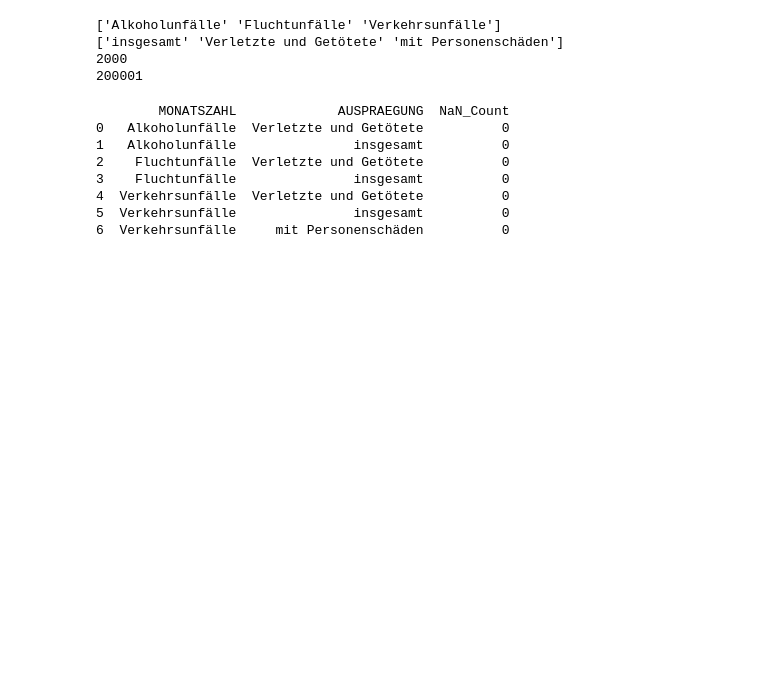
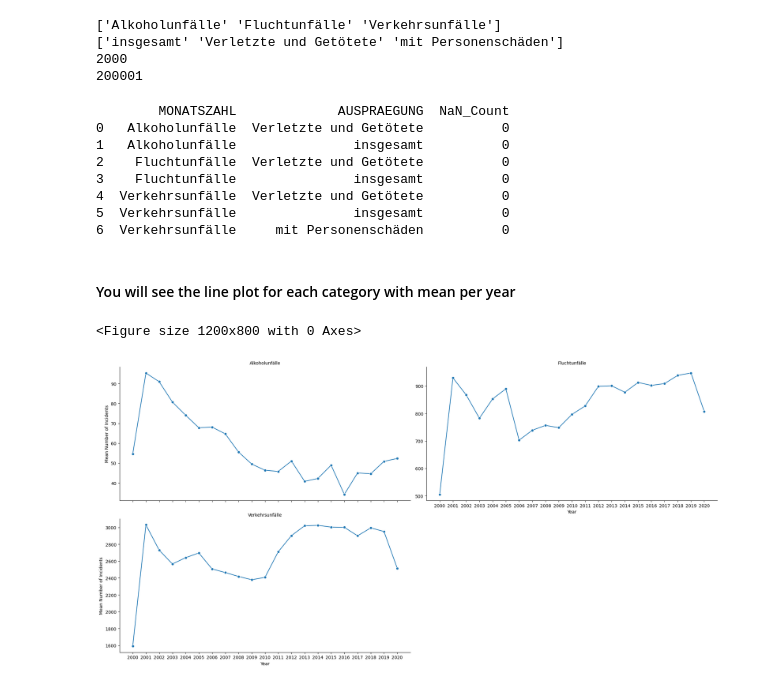
Before and after one commit to Wassey16/Digital_product_school_Ai_challange, a Jupyter notebook: ai_chalnge.ipynb, the cells around one changed output. Drawn from its saved outputs; the diff is of its cells as text; code cells hidden in the pictures; blank space fills up the shorter version.

Commit message:
data visualized

```diff
--- a/ai_chalnge.ipynb
+++ b/ai_chalnge.ipynb
@@ -47,3 +47,32 @@ print(nan_counts)
 4  Verkehrsunfälle  Verletzte und Getötete          0
 5  Verkehrsunfälle               insgesamt          0
 6  Verkehrsunfälle     mit Personenschäden          0
+# %% [markdown]
+#### You will see the line plot for each category with mean per year
+# %%
+import matplotlib.pyplot as plt
+import seaborn as sns
+
+y = df[df['JAHR'] <= 2020]
+y_mean = y.groupby(['MONATSZAHL', 'JAHR'])['WERT'].mean().reset_index()
+
+# Ensure 'JAHR' is treated as a string for proper ordering in plots
+y_mean['JAHR'] = y_mean['JAHR'].astype(str)
+
+# Plotting
+plt.figure(figsize=(12, 8))
+g = sns.FacetGrid(y_mean, col='MONATSZAHL', col_wrap=2, height=5, aspect=2, sharey=False)
+
+# Use lineplot with x='JAHR' and y='WERT'
+g.map(sns.lineplot, 'JAHR', 'WERT', marker='o')
+
+# Add labels and legend
+g.add_legend()
+g.set_axis_labels("Year", "Mean Number of Incidents")
+g.set_titles(col_template="{col_name}")
+
+# Show plot
+plt.show()
+# %% [output]
+<Figure size 1200x800 with 0 Axes>
+[figure, added]
```
Also changed, not shown: parts of 4 cells of this notebook, 1 other file.
